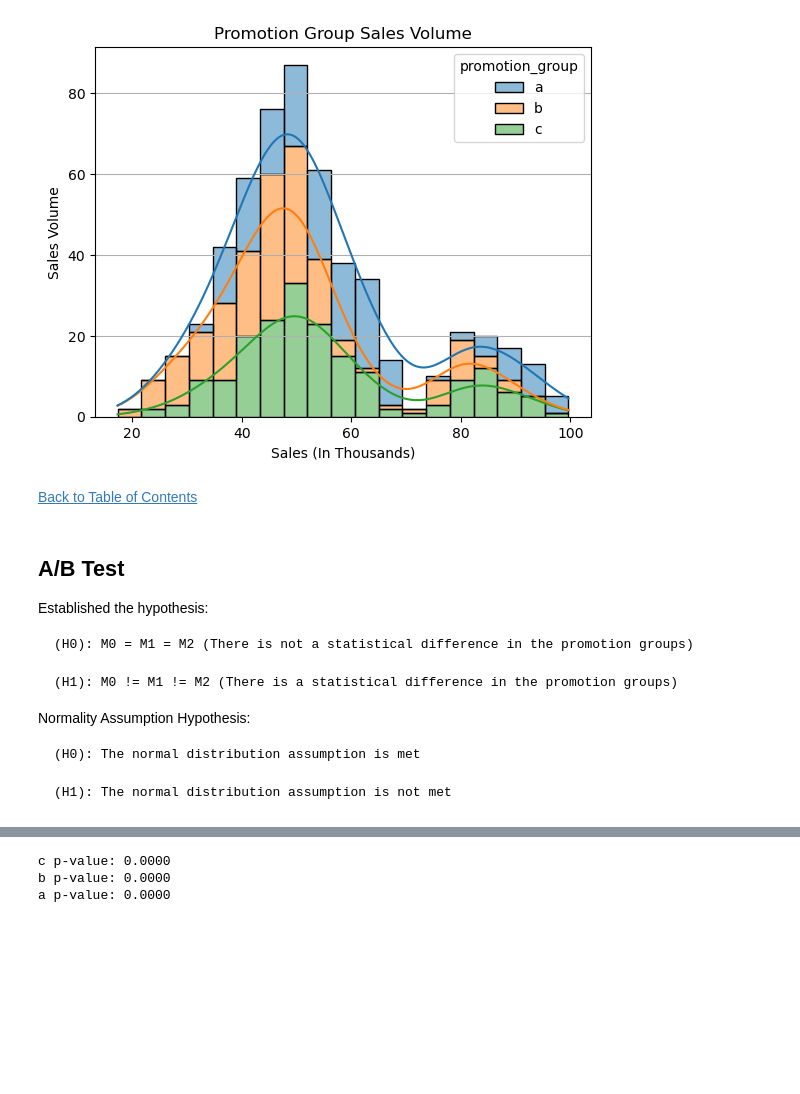
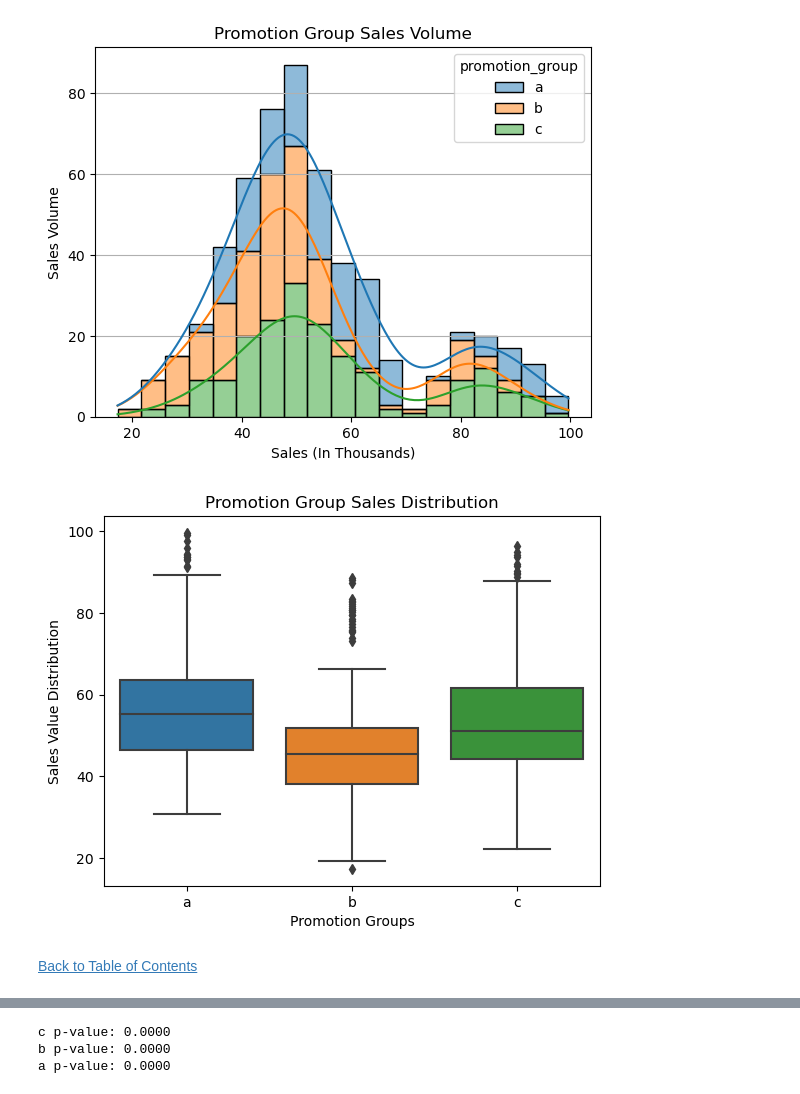
Before and after one commit to jasondo-da/Fast_Food_Marketing_Campaign_AB_Test, a Jupyter notebook: fast_food_ab_test.ipynb, the cells around one changed output, grey strips where cells are left out. Cells and saved outputs as stored; diff of their text form; code cells hidden in the pictures; blank space fills up the shorter version.

```diff
--- a/fast_food_ab_test.ipynb
+++ b/fast_food_ab_test.ipynb
@@ -305,18 +315,12 @@ plt.show(block=True)
 # %% [output]
 [figure]
+# %%
+sns.boxplot(data=mc, x='promotion_group', y='sales_in_thousands')
+plt.title('Promotion Group Sales Distribution')
+plt.xlabel('Promotion Groups')
+plt.ylabel('Sales Value Distribution')
+plt.show()
+# %% [output]
+[figure, added]
 # %% [markdown]
 [Back to Table of Contents](#back)
-# %% [markdown]
-## A/B Test
-
-Established the hypothesis:
-
-    (H0): M0 = M1 = M2 (There is not a statistical difference in the promotion groups)
-
-    (H1): M0 != M1 != M2 (There is a statistical difference in the promotion groups)
-
- Normality Assumption Hypothesis:
-
-    (H0): The normal distribution assumption is met
-
-    (H1): The normal distribution assumption is not met
```
Also changed, not shown: parts of 17 cells of this notebook.
